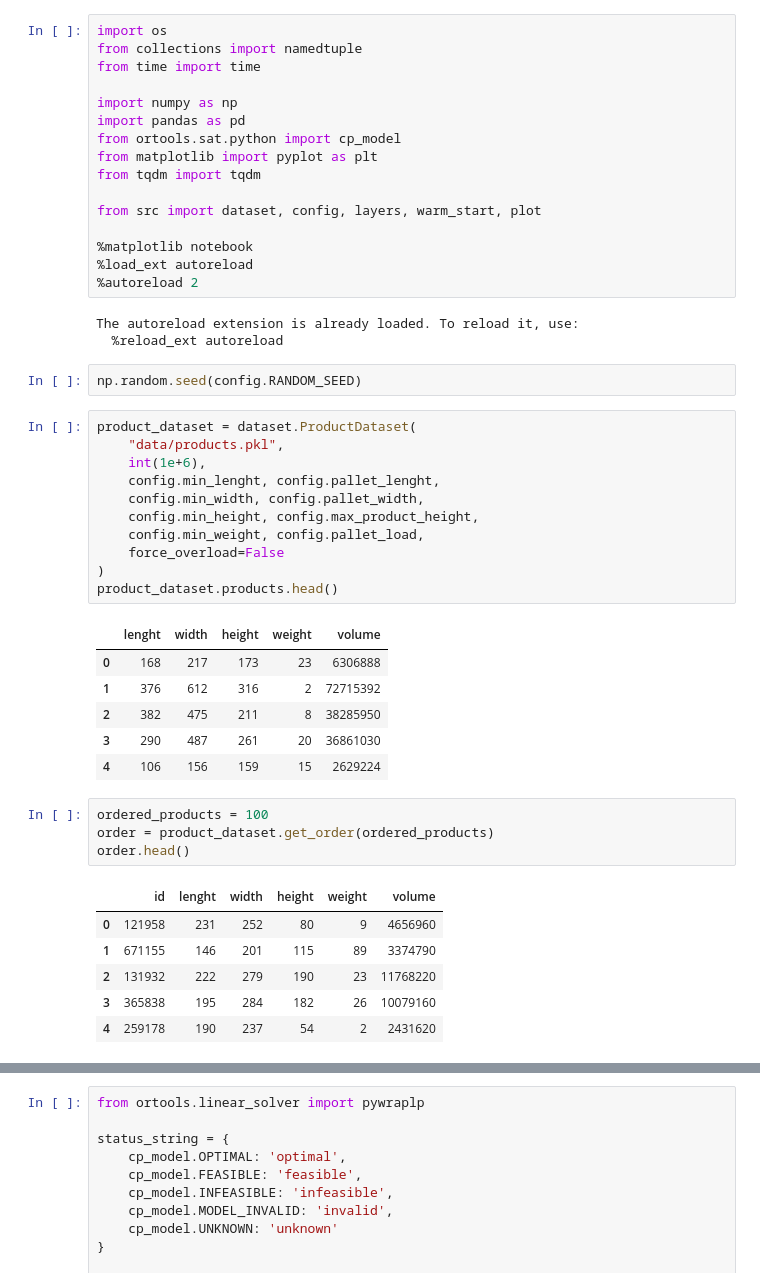
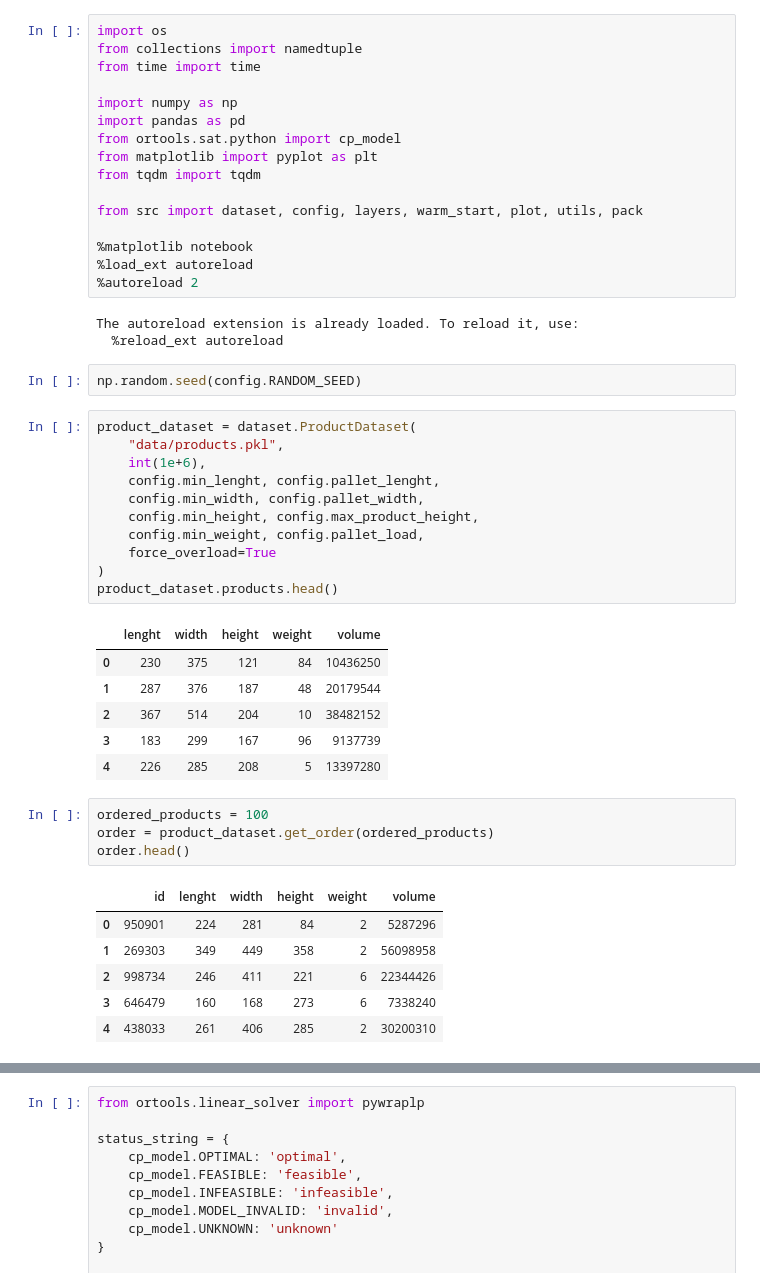
Before and after one commit to Wadaboa/3d-bpp, a Jupyter notebook: cg.ipynb, the cells around one changed output, grey strips where cells are left out. Cells and saved outputs as stored; diff of their text form.

```diff
--- a/cg.ipynb
+++ b/cg.ipynb
@@ -9,7 +9,7 @@ from ortools.sat.python import cp_model
 from matplotlib import pyplot as plt
 from tqdm import tqdm
 
-from src import dataset, config, layers, warm_start, plot
+from src import dataset, config, layers, warm_start, plot, utils, pack
 
 %matplotlib notebook
 %load_ext autoreload
@@ -22,29 +22,29 @@ np.random.seed(config.RANDOM_SEED)
 # %%
 product_dataset = dataset.ProductDataset(
     "data/products.pkl",
     int(1e+6),
     config.min_lenght, config.pallet_lenght,
     config.min_width, config.pallet_width,
     config.min_height, config.max_product_height,
     config.min_weight, config.pallet_load,
-    force_overload=False
+    force_overload=True
 )
 product_dataset.products.head()
 # %% [output]
 |  | lenght | width | height | weight | volume |
-| 0 | 168 | 217 | 173 | 23 | 6306888 |
-| 1 | 376 | 612 | 316 | 2 | 72715392 |
-| 2 | 382 | 475 | 211 | 8 | 38285950 |
-| 3 | 290 | 487 | 261 | 20 | 36861030 |
-| 4 | 106 | 156 | 159 | 15 | 2629224 |
+| 0 | 230 | 375 | 121 | 84 | 10436250 |
+| 1 | 287 | 376 | 187 | 48 | 20179544 |
+| 2 | 367 | 514 | 204 | 10 | 38482152 |
+| 3 | 183 | 299 | 167 | 96 | 9137739 |
+| 4 | 226 | 285 | 208 | 5 | 13397280 |
 # %%
 ordered_products = 100
 order = product_dataset.get_order(ordered_products)
 order.head()
 # %% [output]
 |  | id | lenght | width | height | weight | volume |
-| 0 | 121958 | 231 | 252 | 80 | 9 | 4656960 |
-| 1 | 671155 | 146 | 201 | 115 | 89 | 3374790 |
-| 2 | 131932 | 222 | 279 | 190 | 23 | 11768220 |
-| 3 | 365838 | 195 | 284 | 182 | 26 | 10079160 |
-| 4 | 259178 | 190 | 237 | 54 | 2 | 2431620 |
+| 0 | 950901 | 224 | 281 | 84 | 2 | 5287296 |
+| 1 | 269303 | 349 | 449 | 358 | 2 | 56098958 |
+| 2 | 998734 | 246 | 411 | 221 | 6 | 22344426 |
+| 3 | 646479 | 160 | 168 | 273 | 6 | 7338240 |
+| 4 | 438033 | 261 | 406 | 285 | 2 | 30200310 |
```
Also changed, not shown: parts of 12 cells of this notebook, 6 other files.
